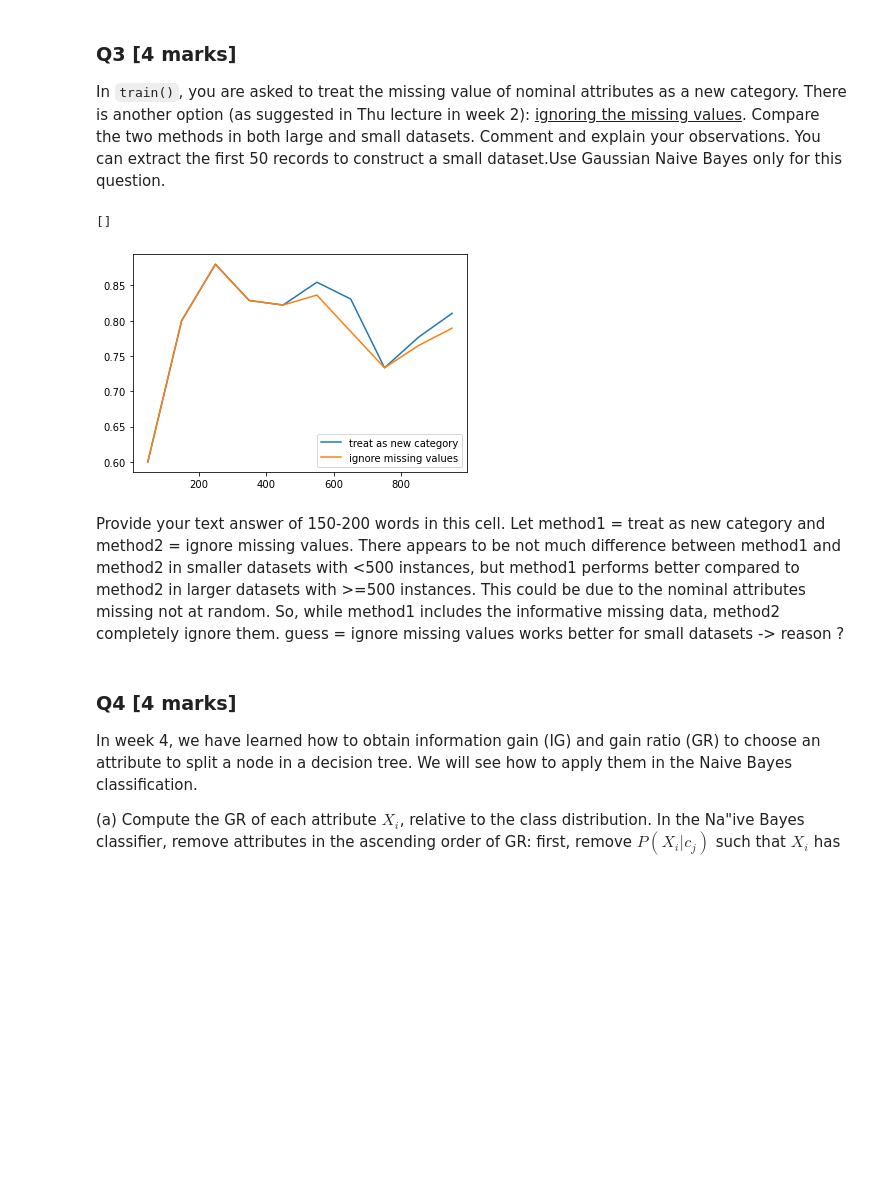
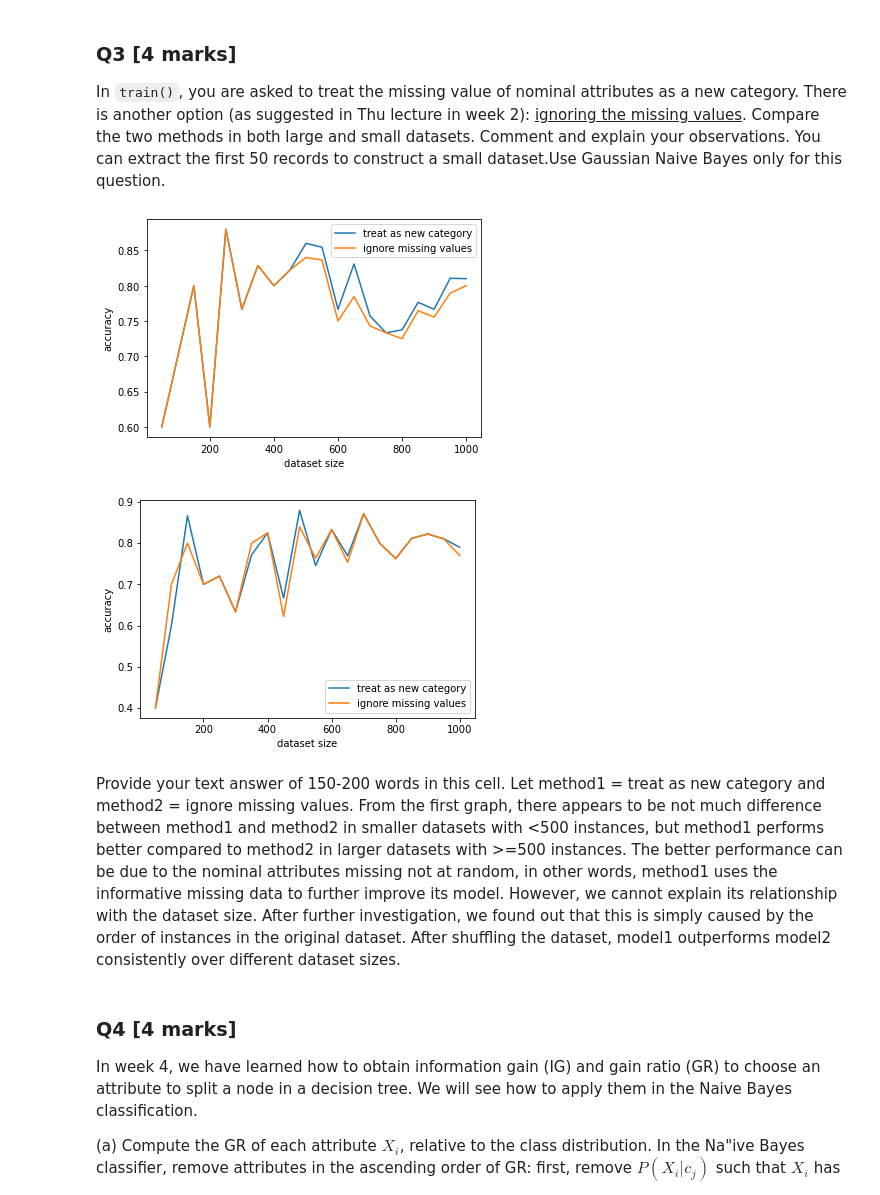
Before and after one commit to Meatssauce/comp30027-machine-learning-assignment-1, a Jupyter notebook: COMP3027ASS1_template.ipynb, the cells around one changed output. Drawn from its saved outputs; the diff is of its cells as text; code cells hidden in the pictures; blank space fills up the shorter version.

```diff
--- a/COMP3027ASS1_template.ipynb
+++ b/COMP3027ASS1_template.ipynb
@@ -257,7 +256,7 @@ def cross_validate(df, m):
         # test
         test_df = splits[i]
         X_test, y_test = test_df.iloc[:,:-1], test_df.iloc[:,-1]
-        pred_prob, y_pred = predict(X_test, labels, prior_probs, conditional_dists)
+        _, y_pred = predict(X_test, labels, prior_probs, conditional_dists)
 
         # evaluate
         tp, fn, fp, tn, _, accuracy, _ = evaluate(labels, y_test, y_pred)
@@ -276,13 +275,15 @@ print("2-Fold CV: Accuracy: {}, Sensitivity: {}, Specificity: {}".format(cv2_res
 2-Fold CV: Accuracy: 0.798, Sensitivity: 0.8350041262497125, Specificity: 0.6767661616919154
 # %%
 results = []
-for m in range(5,50,10):
+ms = range(2,10)
+for m in ms:
     results.append(cross_validate(df, m))
 
 results = np.array(results)
-plt.plot(range(5,50,10), results[:,0], label="accuracy")
-plt.plot(range(5,50,10), results[:,1], label="sensitivity")
-plt.plot(range(5,50,10), results[:,2], label="specificity")
+plt.xlabel('m-fold')
+plt.plot(ms, results[:,0], label="accuracy")
+plt.plot(ms, results[:,1], label="sensitivity")
+plt.plot(ms, results[:,2], label="specificity")
 plt.legend()
 plt.show()
 # %% [output]
@@ -301,34 +302,38 @@ Compare the two methods in both large and small datasets. Comment and explain yo
 You can extract the first 50 records to construct a small dataset.Use Gaussian Naive Bayes only for this question.
 # %%
 # compare the methods in different size datasets
-def train_test_evaluate(df_size):
+def train_test_evaluate(df, df_size):
     sub_df = df.iloc[:df_size,:]
     train_df, test_df = train_test_split(sub_df, test_size=0.1, shuffle=False)
-    # method 1 = treat the missing values as a new category
-    # method 2 = ignore the missing values
+    # method 1 = treat as new category vs method 2 = ignore missing values
     results = []
     for ignore_missing in [False, True]:
         prior_probs, conditional_dists = train(train_df, ignore_missing)
         X_test, y_test = test_df.iloc[:,:-1], test_df.iloc[:,-1]
-        pred_prob, y_pred = predict(X_test, labels, prior_probs, conditional_dists)
-        tp, fn, fp, tn, _, accuracy, _ = evaluate(labels, y_test, y_pred)
+        _, y_pred = predict(X_test, labels, prior_probs, conditional_dists)
+        _, _, _, _, _, accuracy, _ = evaluate(labels, y_test, y_pred)
         results.append(accuracy)
     return results
 
-results = []
-for df_size in range(50, 1001, 100):
-    results.append(train_test_evaluate(df_size))
-results = np.array(results)
-plt.plot(range(50, 1001, 100), results[:,0], label="treat as new category")
-plt.plot(range(50, 1001, 100), results[:,1], label="ignore missing values")
-plt.legend()
-plt.plot()
+sizes = range(50, 1001, 50)
+df = pd.read_csv('dataset/adult.csv')
+for s_df in [df, df.sample(frac=1)]:
+    results = []
+    for df_size in sizes:
+        results.append(train_test_evaluate(s_df, df_size))
+    results = np.array(results)
+    plt.xlabel("dataset size")
+    plt.ylabel("accuracy")
+    plt.plot(sizes, results[:,0], label="treat as new category")
+    plt.plot(sizes, results[:,1], label="ignore missing values")
+    plt.legend()
+    plt.show()
 # %% [output]
-[]
-[figure, old version]
+[figure, new version]
+[figure, added]
 # %% [markdown]
 Provide your text answer of 150-200 words in this cell.
-Let method1 = treat as new category and method2 = ignore missing values. There appears to be not much difference between method1 and method2 in smaller datasets with <500 instances, but method1 performs better compared to method2 in larger datasets with >=500 instances. This could be due to the nominal attributes missing not at random. So, while method1 includes the informative missing data, method2 completely ignore them. guess = ignore missing values works better for small datasets -> reason ?
+Let method1 = treat as new category and method2 = ignore missing values. From the first graph, there appears to be not much difference between method1 and method2 in smaller datasets with <500 instances, but method1 performs better compared to method2 in larger datasets with >=500 instances. The better performance can be due to the nominal attributes missing not at random, in other words, method1 uses the informative missing data to further improve its model. However, we cannot explain its relationship with the dataset size. After further investigation, we found out that this is simply caused by the order of instances in the original dataset. After shuffling the dataset, model1 outperforms model2 consistently over different dataset sizes.
 # %% [markdown]
 ### Q4 [4 marks]
 In week 4, we have learned how to obtain information gain (IG) and gain ratio (GR) to choose an attribute to split a node in a decision tree. We will see how to apply them in the Naive Bayes classification.
```
Also changed, not shown: parts of 10 cells of this notebook.
